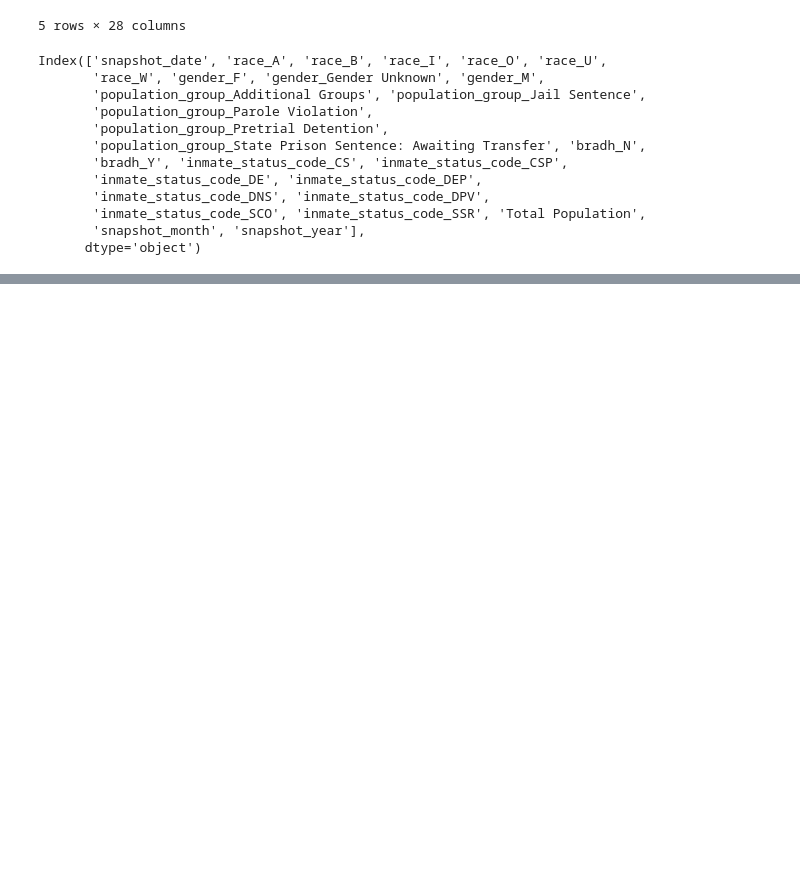
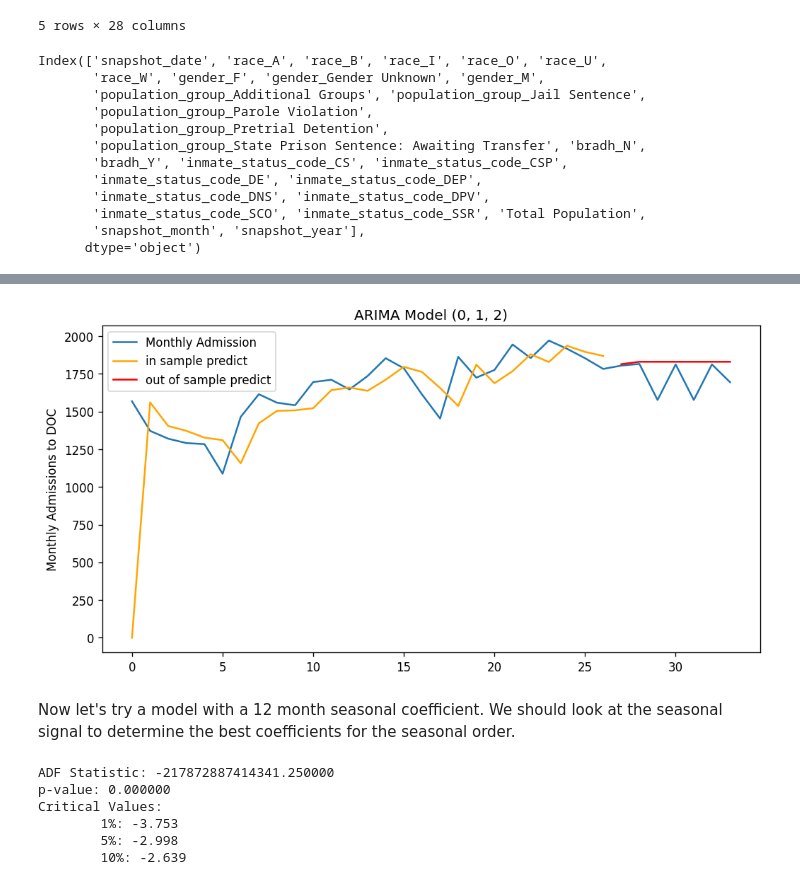
Before and after one commit to DataCollaborativeForJustice/DOC_Jail_Population_Timeseries, a Jupyter notebook: Scripts/ADP_linear_reg.ipynb, the cells around one changed output, grey strips where cells are left out. Cells and saved outputs as stored; diff of their text form; code cells hidden in the pictures; blank space fills up the shorter version.

```diff
--- a/Scripts/ADP_linear_reg.ipynb
+++ b/Scripts/ADP_linear_reg.ipynb
@@ -423,0 +712,18 @@ print(fc_12mo.mean(), fc_12mo.std())
+# %%
+p=0
+d=1
+q=2
+order = (p,d,q)
+# fit model
+series = final_df['Adjusted Admission Count']
+train_size = int(len(series)*0.8)
+#train test split
+series_train =  series.iloc[:train_size]
+series_test = series.iloc[train_size:]
+
+model = sm.tsa.ARIMA(series_train, order=order)
+model_fit = model.fit()
+pred = model_fit.get_forecast(steps=len(series_test))
+mae = mean_absolute_error(series_test, pred.predicted_mean)
+print('The out of sample MAE is: ', mae)
+print(model_fit.summary())
@@ -423,0 +748,36 @@ print(fc_12mo.mean(), fc_12mo.std())
+# %%
+#plot
+# Perform in-sample predictions
+train_predictions = model_fit.predict()
+fc_series = pd.Series(pred.summary_frame()['mean'].values)
+
+plt.rcParams.update({'figure.figsize':(10,5)})
+fig, ax = plt.subplots()
+ax.plot(series.index,series,label='Monthly Admission') # train
+ax.plot(series_train.index,train_predictions,color='orange',label='in sample predict') # in-sample
+ax.plot(series_test.index,fc_series,color='red',label='out of sample predict') # out of sample
+
+plt.xlabel('')
+plt.ylabel('Monthly Admissions to DOC')
+plt.title(f'ARIMA Model {order}')
+plt.legend()
+plt.show()
+# %% [output]
+[figure, added]
+# %% [markdown]
+Now let's try a model with a 12 month seasonal coefficient. We should look at the seasonal signal to determine the best coefficients for the seasonal order.
+# %%
+#see if the seasonal signal is stationary or not
+result = adfuller(results.seasonal)
+print('ADF Statistic: %f' % result[0])
+print('p-value: %f' % result[1])
+print('Critical Values:')
+for key, value in result[4].items():
+    print('\t%s: %.3f' % (key, value))
+# %% [output]
+ADF Statistic: -217872887414341.250000
+p-value: 0.000000
+Critical Values:
+        1%: -3.753
+        5%: -2.998
+        10%: -2.639
```
Also changed, not shown: parts of 63 cells of this notebook, 33 other files.
